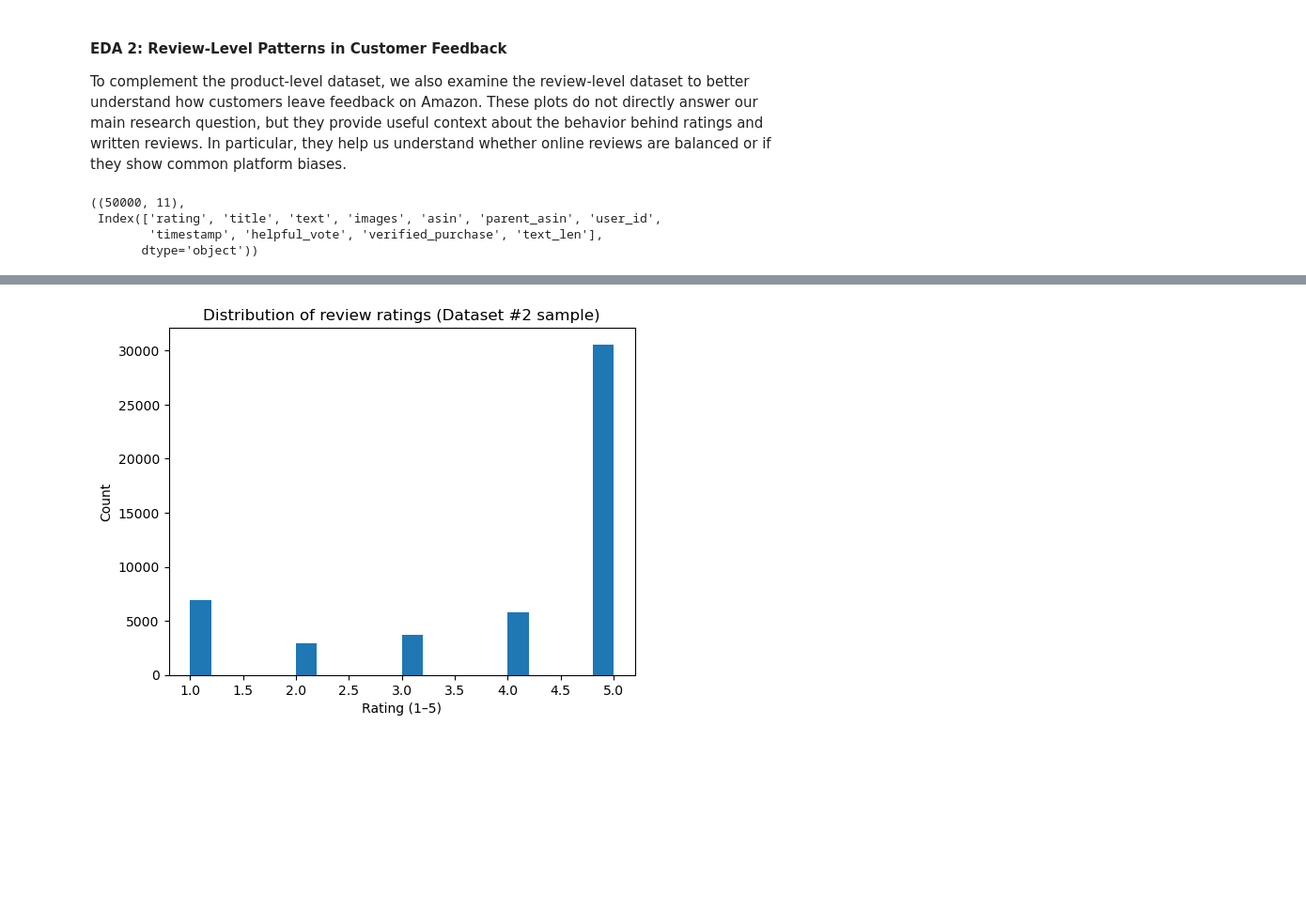
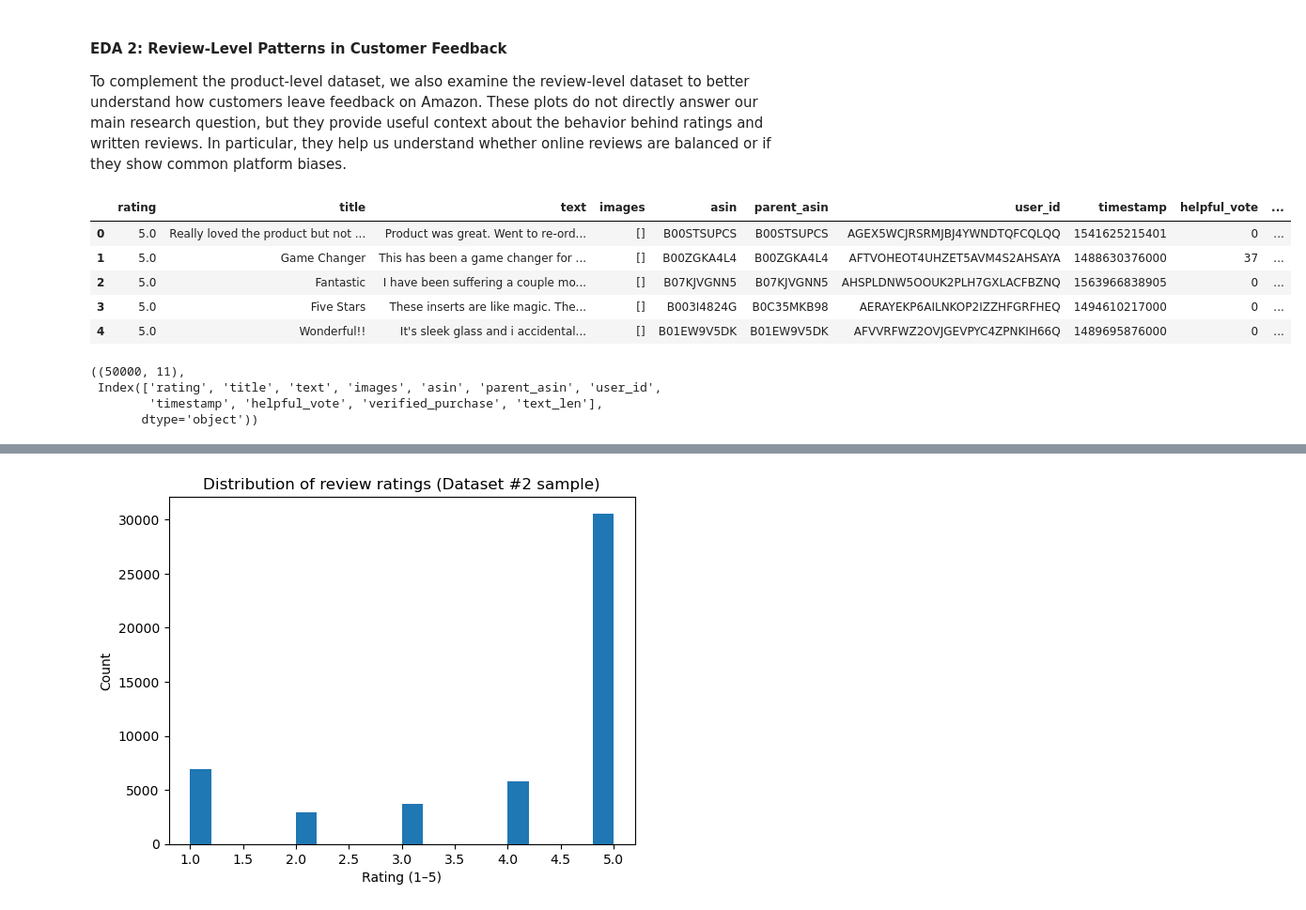
Before and after one commit to COGS108/Group129_WI26, a Jupyter notebook: 02-EDACheckpoint.ipynb, the cells around one changed output, grey strips where cells are left out. Shown at 94% size. Drawn from its saved outputs; the diff is of its cells as text; code cells hidden in the pictures; blank space fills up the shorter version.

```diff
--- a/02-EDACheckpoint.ipynb
+++ b/02-EDACheckpoint.ipynb
@@ -395,11 +398,20 @@ To complement the product-level dataset, we also examine the review-level datase
 # %%
 import pandas as pd
 import matplotlib.pyplot as plt
 
 df2_reviews = pd.read_csv("data/02-processed/reviews23_hpc_sample.csv")
-df2_reviews.shape, df2_reviews.columns
+df2_reviews.head()
 # %% [output]
-((50000, 11),
- Index(['rating', 'title', 'text', 'images', 'asin', 'parent_asin', 'user_id',
-        'timestamp', 'helpful_vote', 'verified_purchase', 'text_len'],
-       dtype='object'))
+|  | rating | title | text | images | asin | parent_asin | user_id | timestamp | helpful_vote | ... |
+| 0 | 5.0 | Really loved the product but not ... | Product was great. Went to re-ord... | [] | B00STSUPCS | B00STSUPCS | AGEX5WCJRSRMJBJ4YWNDTQFCQLQQ | 1541625215401 | 0 | ... |
+| 1 | 5.0 | Game Changer | This has been a game changer for ... | [] | B00ZGKA4L4 | B00ZGKA4L4 | AFTVOHEOT4UHZET5AVM4S2AHSAYA | 1488630376000 | 37 | ... |
+| 2 | 5.0 | Fantastic | I have been suffering a couple mo... | [] | B07KJVGNN5 | B07KJVGNN5 | AHSPLDNW5OOUK2PLH7GXLACFBZNQ | 1563966838905 | 0 | ... |
+| 3 | 5.0 | Five Stars | These inserts are like magic. The... | [] | B003I4824G | B0C35MKB98 | AERAYEKP6AILNKOP2IZZHFGRFHEQ | 1494610217000 | 0 | ... |
+| 4 | 5.0 | Wonderful!! | It's sleek glass and i accidental... | [] | B01EW9V5DK | B01EW9V5DK | AFVVRFWZ2OVJGEVPYC4ZPNKIH66Q | 1489695876000 | 0 | ... |
+# %%
+df2_reviews.shape, df2_reviews.columns
+# %% [output]
+((50000, 11),
+ Index(['rating', 'title', 'text', 'images', 'asin', 'parent_asin', 'user_id',
+        'timestamp', 'helpful_vote', 'verified_purchase', 'text_len'],
+       dtype='object'))
```
Also changed, not shown: parts of 9 cells of this notebook.
